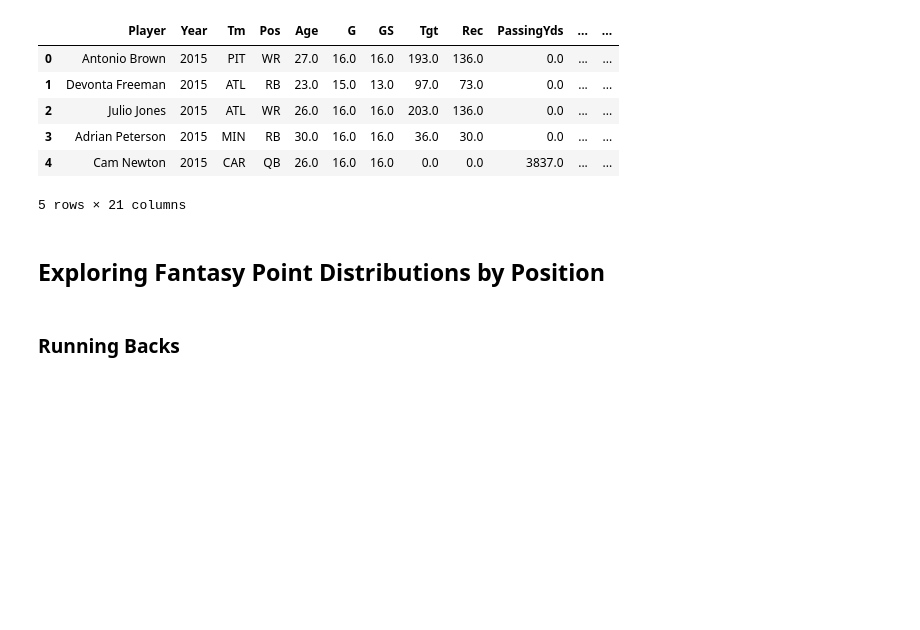
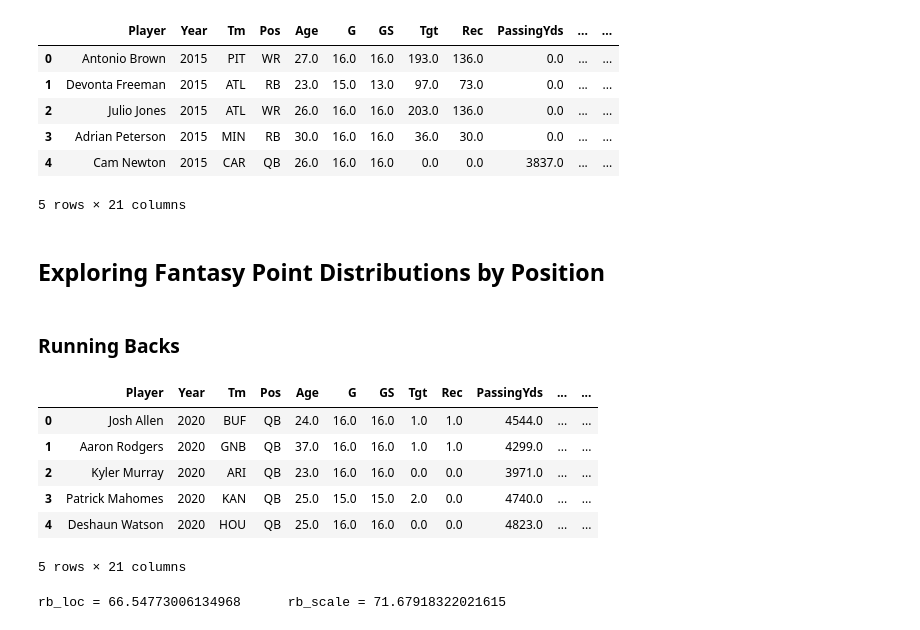
Before and after one commit to jacobresnikoff/fantasy-football, a Jupyter notebook: python/fantasy.ipynb, the cells around one changed output. Cells and saved outputs as stored; diff of their text form; code cells hidden in the pictures; blank space fills up the shorter version.

```diff
--- a/python/fantasy.ipynb
+++ b/python/fantasy.ipynb
@@ -60,3 +60,22 @@ def playerLookup(name, df):
     return df[df['Player'] == name]
 # %% [markdown]
 ### Running Backs
+# %%
+recent.head()
+# %% [output]
+|  | Player | Year | Tm | Pos | Age | G | GS | Tgt | Rec | PassingYds | ... | ... |
+| 0 | Josh Allen | 2020 | BUF | QB | 24.0 | 16.0 | 16.0 | 1.0 | 1.0 | 4544.0 | ... | ... |
+| 1 | Aaron Rodgers | 2020 | GNB | QB | 37.0 | 16.0 | 16.0 | 1.0 | 1.0 | 4299.0 | ... | ... |
+| 2 | Kyler Murray | 2020 | ARI | QB | 23.0 | 16.0 | 16.0 | 0.0 | 0.0 | 3971.0 | ... | ... |
+| 3 | Patrick Mahomes | 2020 | KAN | QB | 25.0 | 15.0 | 15.0 | 2.0 | 0.0 | 4740.0 | ... | ... |
+| 4 | Deshaun Watson | 2020 | HOU | QB | 25.0 | 16.0 | 16.0 | 0.0 | 0.0 | 4823.0 | ... | ... |
+5 rows × 21 columns
+# %%
+recent_rb = recent[recent['Pos'] == 'RB']
+
+rb_loc, rb_scale = norm.fit(recent_rb.FantasyPoints)
+print('rb_loc = {0}\trb_scale = {1}'.format(rb_loc, rb_scale))
+
+recent_rb_cdf = norm.cdf(recent_rb.FantasyPoints, loc=rb_loc, scale=rb_scale)
+# %% [output]
+rb_loc = 66.54773006134968      rb_scale = 71.67918322021615
```
Also changed, not shown: parts of 10 cells of this notebook.
